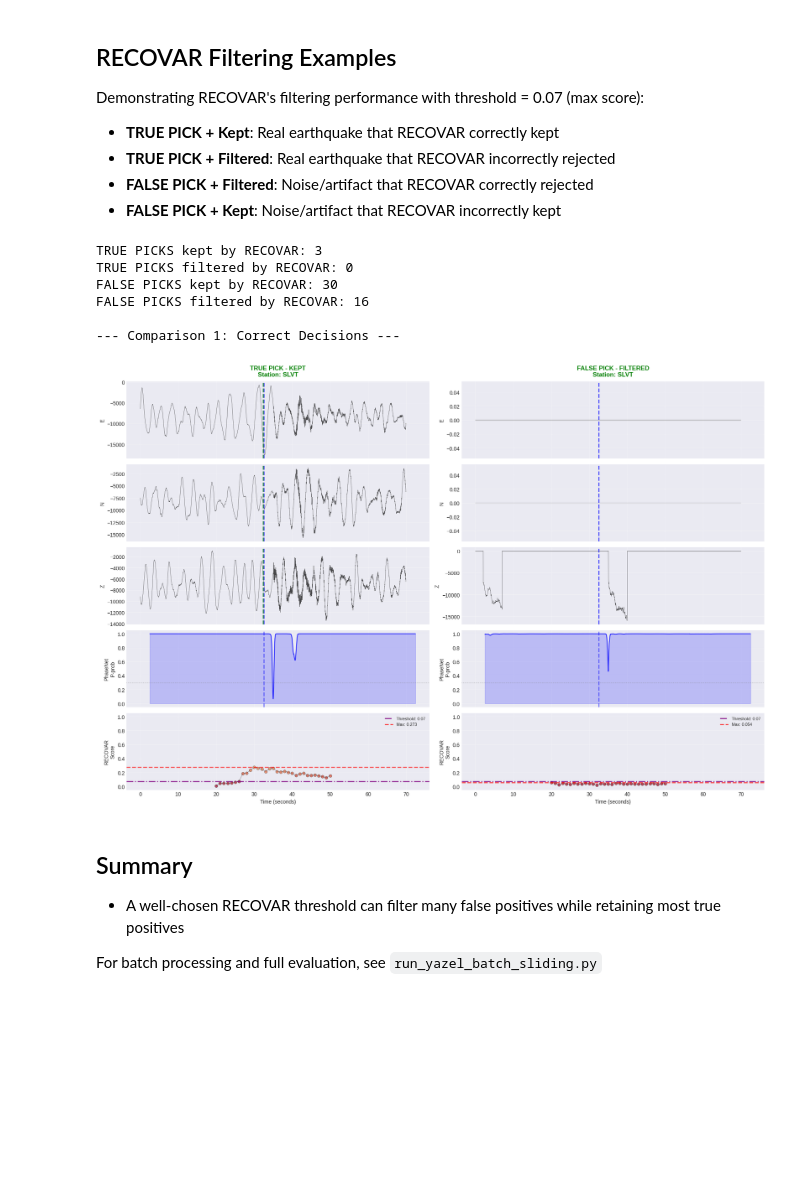
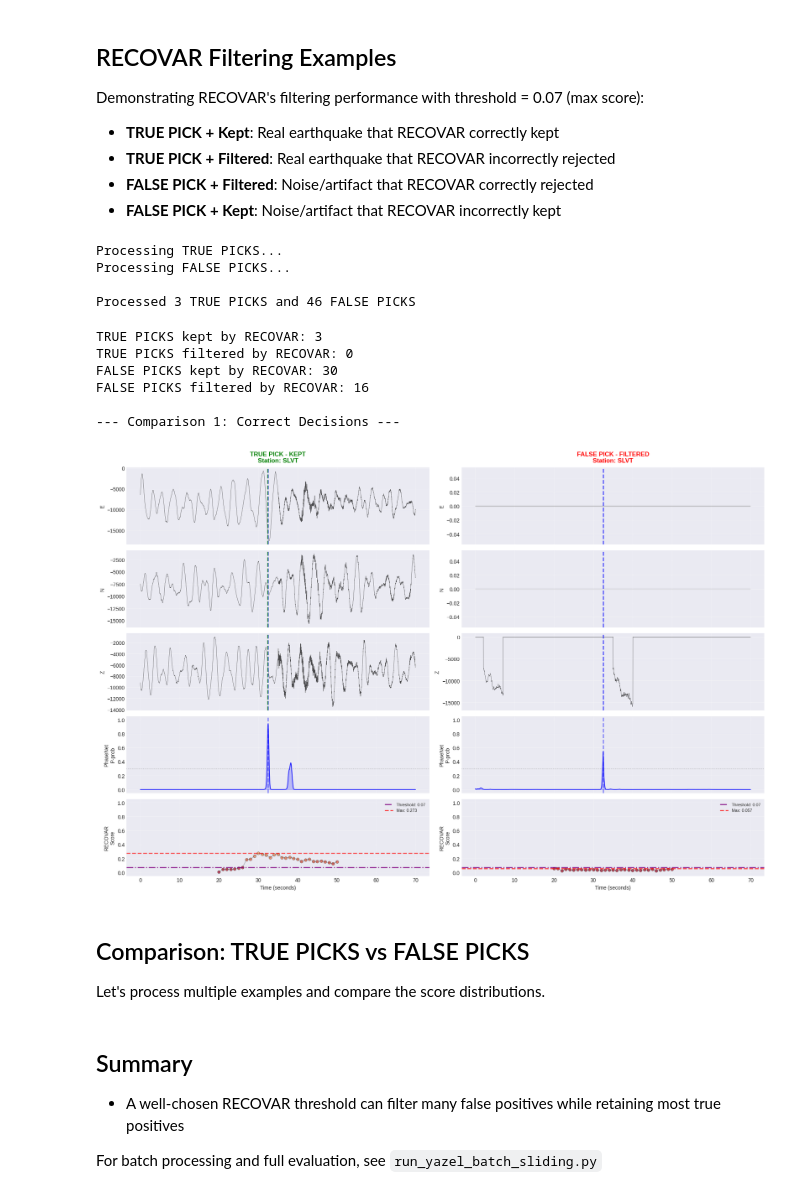
Before and after one commit to egead/recovar, a Jupyter notebook: reproducibility/phasenet_eqt/yazel_recovar_demo.ipynb, the cells around one changed output. Drawn from its saved outputs; the diff is of its cells as text; code cells hidden in the pictures; blank space fills up the shorter version.

```diff
--- a/reproducibility/phasenet_eqt/yazel_recovar_demo.ipynb
+++ b/reproducibility/phasenet_eqt/yazel_recovar_demo.ipynb
@@ -147,10 +147,10 @@ def get_phasenet_probabilities(stream):
     # Calculate time array relative to the original stream starttime
     sampling_rate = p_trace.stats.sampling_rate
     offset_seconds = (p_trace.stats.starttime - original_starttime)
-    times = offset_seconds + np.arange(len(p_trace.data)) / sampling_rate
+    times = np.arange(len(p_trace.data)) / sampling_rate
 
     return {
-        'p_prob': p_trace.data,
+        'p_prob': 1 - p_trace.data,
         'times': times,
         'sampling_rate': sampling_rate
     }
@@ -333,8 +166,0 @@ Window centers plotted: 20.0s to 50.0s
-# %%
-# Plot FALSE PICK examples
-for i in range(1, 4):
-    if fp_examples:
-        print(f"Processing FALSE PICK example {i}...")
-        fp_recovar = recovar_pick_cleaner_sliding(fp_examples[i]['stream'], classifier)
-        fp_phasenet = get_phasenet_probabilities(fp_examples[i]['stream'])
-        plot_waveform_with_scores(fp_examples[i], fp_recovar, fp_phasenet, f"Example {i+2} - ")
@@ -538,6 +172,33 @@ Demonstrating RECOVAR's filtering performance with threshold = 0.07 (max score):
 - **TRUE PICK + Filtered**: Real earthquake that RECOVAR incorrectly rejected
 - **FALSE PICK + Filtered**: Noise/artifact that RECOVAR correctly rejected
 - **FALSE PICK + Kept**: Noise/artifact that RECOVAR incorrectly kept
+# %%
+# Process all examples
+tp_results = []
+fp_results = []
+
+print("Processing TRUE PICKS...")
+for example in tp_examples:
+    result = recovar_pick_cleaner_sliding(example['stream'], classifier)
+    tp_results.append(result)
+
+print("Processing FALSE PICKS...")
+for example in fp_examples:
+    result = recovar_pick_cleaner_sliding(example['stream'], classifier)
+    fp_results.append(result)
+
+# Extract scores
+tp_mean_scores = [r['mean_score'] for r in tp_results]
+tp_max_scores = [r['max_score'] for r in tp_results]
+fp_mean_scores = [r['mean_score'] for r in fp_results]
+fp_max_scores = [r['max_score'] for r in fp_results]
+
+print(f"\nProcessed {len(tp_results)} TRUE PICKS and {len(fp_results)} FALSE PICKS")
+# %% [output]
+Processing TRUE PICKS...
+Processing FALSE PICKS...
+
+Processed 3 TRUE PICKS and 46 FALSE PICKS
 # %%
 def plot_side_by_side_comparison(example1, result1, phasenet1, example2, result2, phasenet2,
                                   threshold=0.07, score_type='max'):
@@ -636,7 +297,7 @@ def plot_side_by_side_comparison(example1, result1, phasenet1, example2, result2
         # Column title
         pick_type = "TRUE PICK" if is_true_pick else "FALSE PICK"
         decision = "KEPT" if is_kept else "FILTERED"
-        decision_color = 'green' if (is_true_pick and is_kept) or (not is_true_pick and not is_kept) else 'red'
+        decision_color = 'green' if (is_true_pick and is_kept) or ( is_true_pick and not is_kept) else 'red'
 
         axes[0, col].set_title(f"{pick_type} - {decision}\nStation: {example['station']}",
                               fontsize=12, fontweight='bold', color=decision_color, pad=10)
@@ -672,34 +333,38 @@ for example in fp_examples:
         fp_kept.append(example)
     else:
         fp_filtered.append(example)
 
 print(f"TRUE PICKS kept by RECOVAR: {len(tp_kept)}")
 print(f"TRUE PICKS filtered by RECOVAR: {len(tp_filtered)}")
 print(f"FALSE PICKS kept by RECOVAR: {len(fp_kept)}")
 print(f"FALSE PICKS filtered by RECOVAR: {len(fp_filtered)}")
 
 # Plot comparisons
 if tp_kept and fp_filtered:
     print("\n--- Comparison 1: Correct Decisions ---")
     plot_side_by_side_comparison(tp_kept[0], tp_kept[0]['recovar_result'], tp_kept[0]['phasenet_result'],
                                 fp_filtered[0], fp_filtered[0]['recovar_result'], fp_filtered[0]['phasenet_result'],
                                 threshold=RECOVAR_THRESHOLD)
 
 if tp_filtered and fp_kept:
     print("\n--- Comparison 2: Incorrect Decisions ---")
     plot_side_by_side_comparison(tp_filtered[0] if tp_filtered else tp_kept[0],
                                 tp_filtered[0]['recovar_result'] if tp_filtered else tp_kept[0]['recovar_result'],
                                 tp_filtered[0]['phasenet_result'] if tp_filtered else tp_kept[0]['phasenet_result'],
                                 fp_kept[0], fp_kept[0]['recovar_result'], fp_kept[0]['phasenet_result'],
                                 threshold=RECOVAR_THRESHOLD)
 # %% [output]
 TRUE PICKS kept by RECOVAR: 3
 TRUE PICKS filtered by RECOVAR: 0
 FALSE PICKS kept by RECOVAR: 30
 FALSE PICKS filtered by RECOVAR: 16
 
 --- Comparison 1: Correct Decisions ---
-[figure, old version]
+[figure, new version]
+# %% [markdown]
+## Comparison: TRUE PICKS vs FALSE PICKS
+
+Let's process multiple examples and compare the score distributions.
 # %% [markdown]
 ## Summary
 - A well-chosen RECOVAR threshold can filter many false positives while retaining most true positives
```
Also changed, not shown: parts of 12 cells of this notebook.
